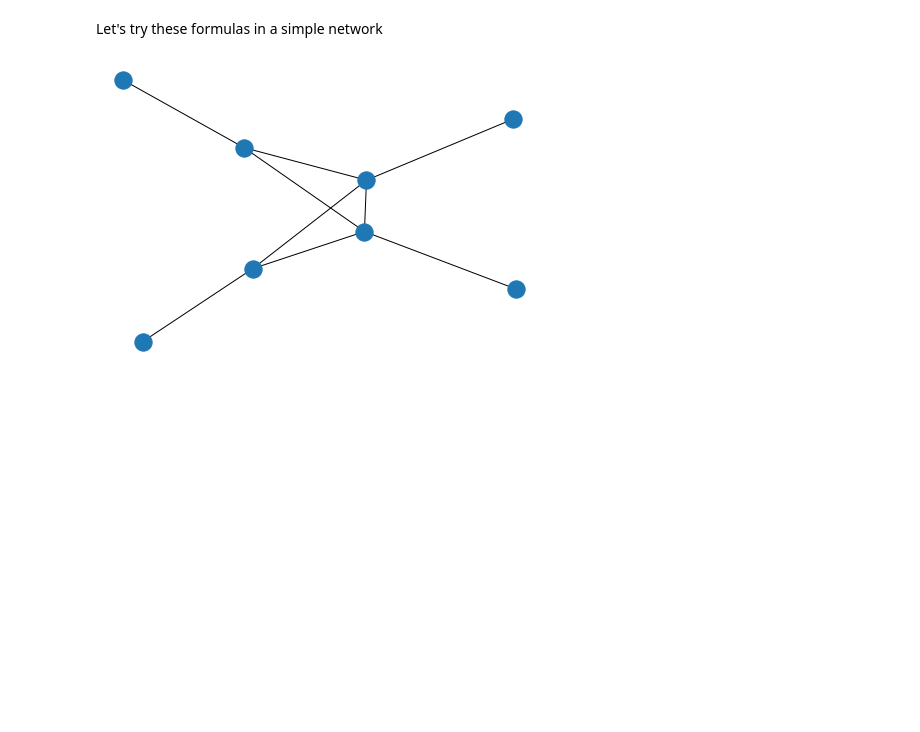
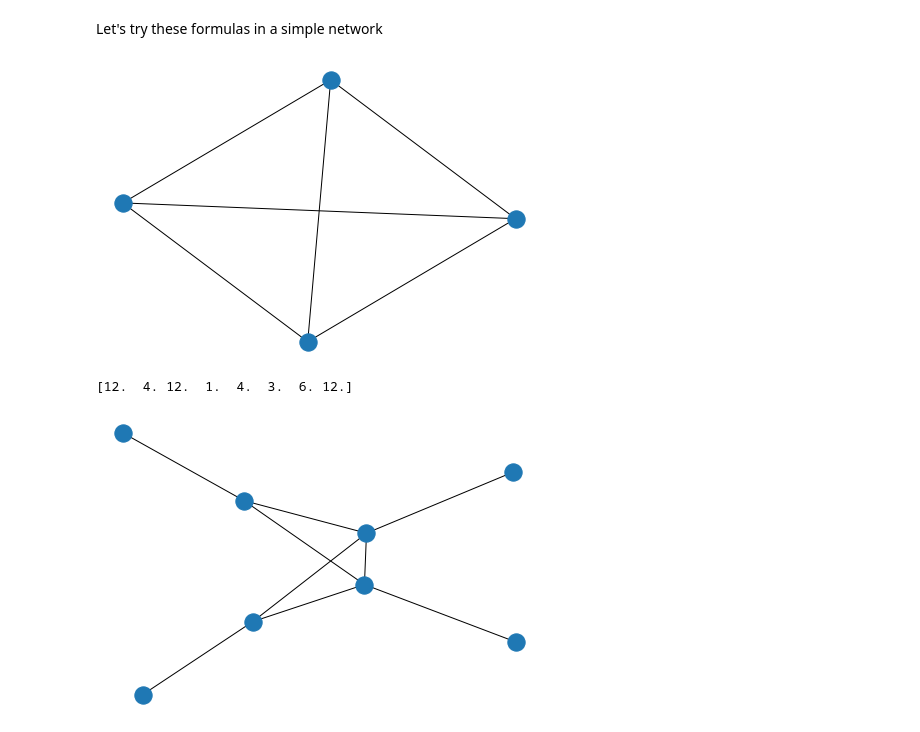
Before and after one commit to gsagostini/cities-motifs, a Jupyter notebook: exploratory notebooks/[IMPROVED] analytic_motif_counting.ipynb, the cells around one changed output. Drawn from its saved outputs; the diff is of its cells as text; code cells hidden in the pictures; blank space fills up the shorter version.

```diff
--- a/exploratory notebooks/[IMPROVED] analytic_motif_counting.ipynb
+++ b/exploratory notebooks/[IMPROVED] analytic_motif_counting.ipynb
@@ -175,6 +175,18 @@ def get_motifvector(graph, verbose=False):
     return motifs
 # %% [markdown]
 Let's try these formulas in a simple network
+# %%
+B = nx.Graph()
+B.add_nodes_from(list(range(4)))
+B.add_edges_from([(0,1),(0,2), (0,3), (1,2), (1, 3), (2, 3)])
+nx.draw(B)
+# %% [output]
+[figure, added]
+# %%
+test_vec = get_motifvector(B, True)
+print(test_vec)
+# %% [output]
+[12.  4. 12.  1.  4.  3.  6. 12.]
 # %%
 G = nx.Graph()
 G.add_nodes_from(list(range(8)))
```
Also changed, not shown: 10 other files.
